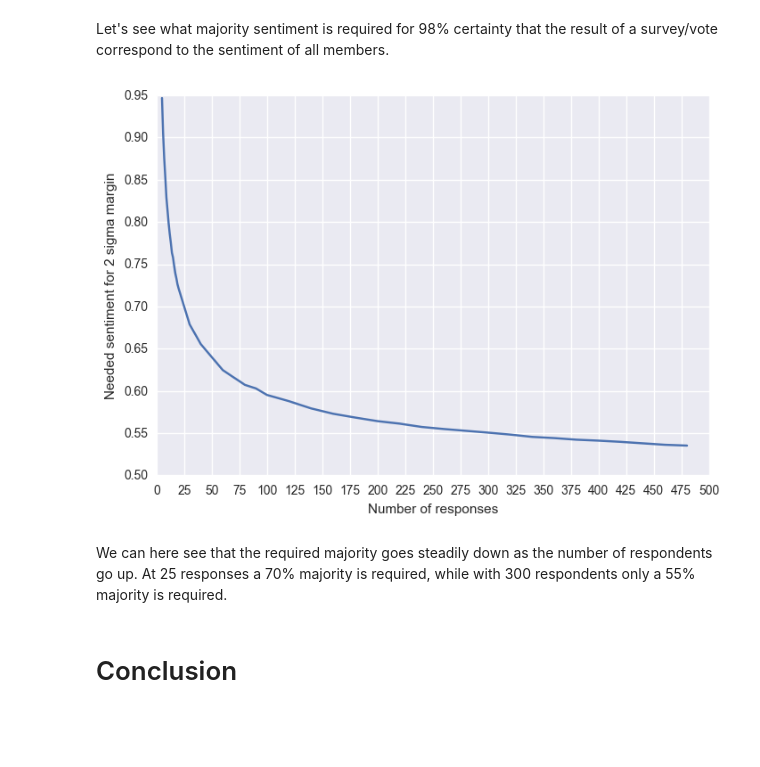
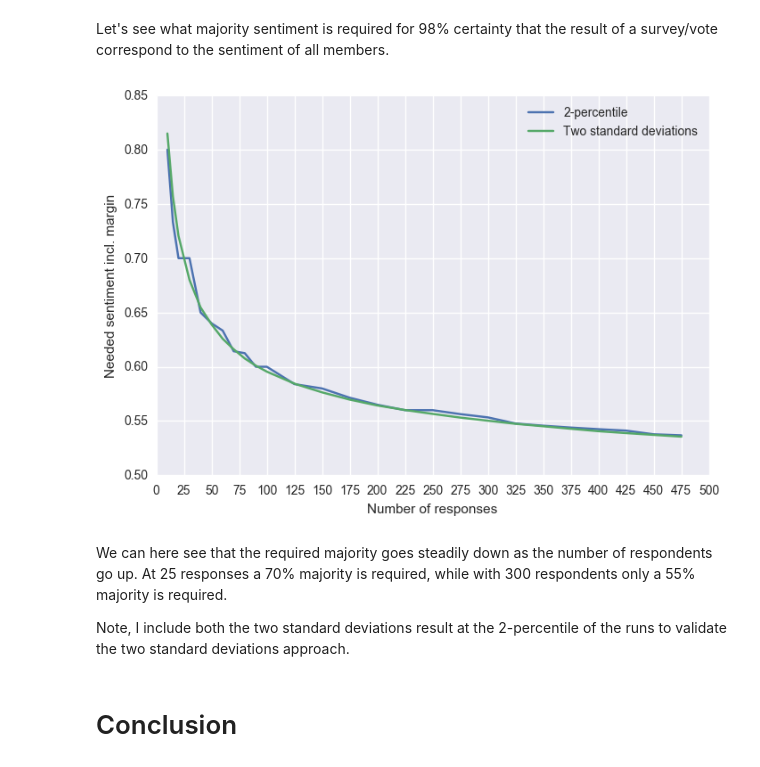
Before and after one commit to keldLundgaard/SandboxNetwork, a Jupyter notebook: Sandbox_response_rate_problem.ipynb, the cells around one changed output. Cells and saved outputs as stored; diff of their text form; code cells hidden in the pictures; blank space fills up the shorter version.

Commit message:
Include 2-percentile result.

```diff
--- a/Sandbox_response_rate_problem.ipynb
+++ b/Sandbox_response_rate_problem.ipynb
@@ -47,10 +47,11 @@ With with 2 standard deviations (sigma) margin, we have 98% certainty (only look
 # %% [markdown]
 Let's see what majority sentiment is required for 98% certainty that the result of a survey/vote correspond to the sentiment of all members.
 # %%
-runs = 10000
+runs = 50000
 from matplotlib.ticker import MultipleLocator, FormatStrFormatter
-certain_result = []
-N_respondants_list = list(range(5, 20)) + list(range(20, 100, 10)) + list(range(100, 500, 20))
+certain_result_two_percentile = []
+certain_result_two_std = []
+N_respondants_list = list(range(10, 20, 5)) + list(range(20, 100, 10)) + list(range(100, 500, 25))
 for N_respondents in N_respondants_list:
     p = 0.5
     N_yes = int(N_members*p)
@@ -61,19 +62,26 @@ for N_respondents in N_respondants_list:
                     size=N_respondents, replace=False, p=None)
                 for i in range(runs)]))
     results = np.mean(votes_samples, axis=1)
-    certain_result.append(0.5 + 2*np.std(results))
+    certain_result_two_percentile.append(np.sort(results)[-int(runs*0.02)])
+    certain_result_two_std.append(0.5 + 2*np.std(results))
 # %%
 fig, ax = plt.subplots()
-plt.plot(N_respondants_list, certain_result, '-')
+x = N_respondants_list
+plt.plot(x, certain_result_two_percentile, '-', label='2-percentile')
+plt.plot(x, certain_result_two_std, '-', label='Two standard deviations')
+
 ax.xaxis.set_major_locator(MultipleLocator(25))
 ax.yaxis.set_major_locator(MultipleLocator(0.05))
-plt.ylabel('Needed sentiment for 2 sigma margin')
+plt.ylabel('Needed sentiment incl. margin')
 plt.xlabel('Number of responses')
+plt.legend()
 plt.show()
 # %% [output]
-[figure, old version]
+[figure, new version]
 # %% [markdown]
 We can here see that the required majority goes steadily down as the number of respondents go up. At 25 responses a 70% majority is required, while with 300 respondents only a 55% majority is required.
+
+Note, I include both the two standard deviations result at the 2-percentile of the runs to validate the two standard deviations approach.
 # %% [markdown]
 # Conclusion
 # %% [markdown]
```
